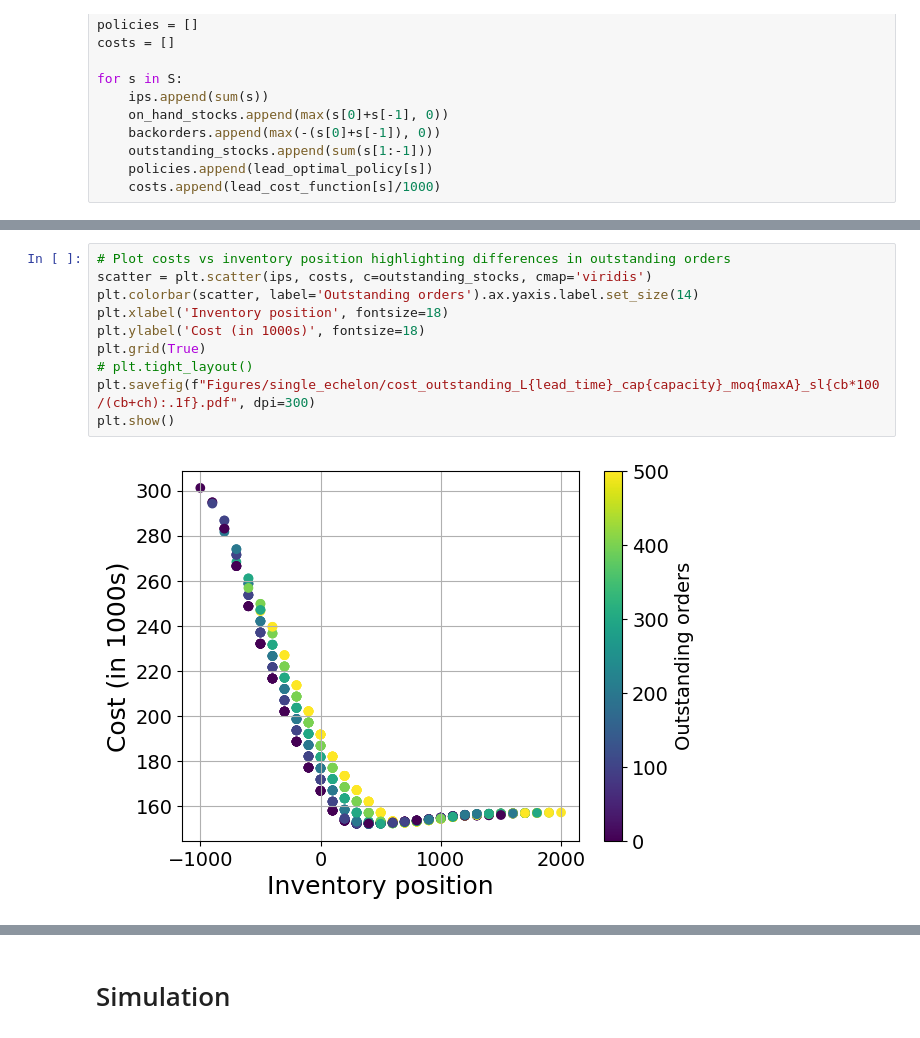
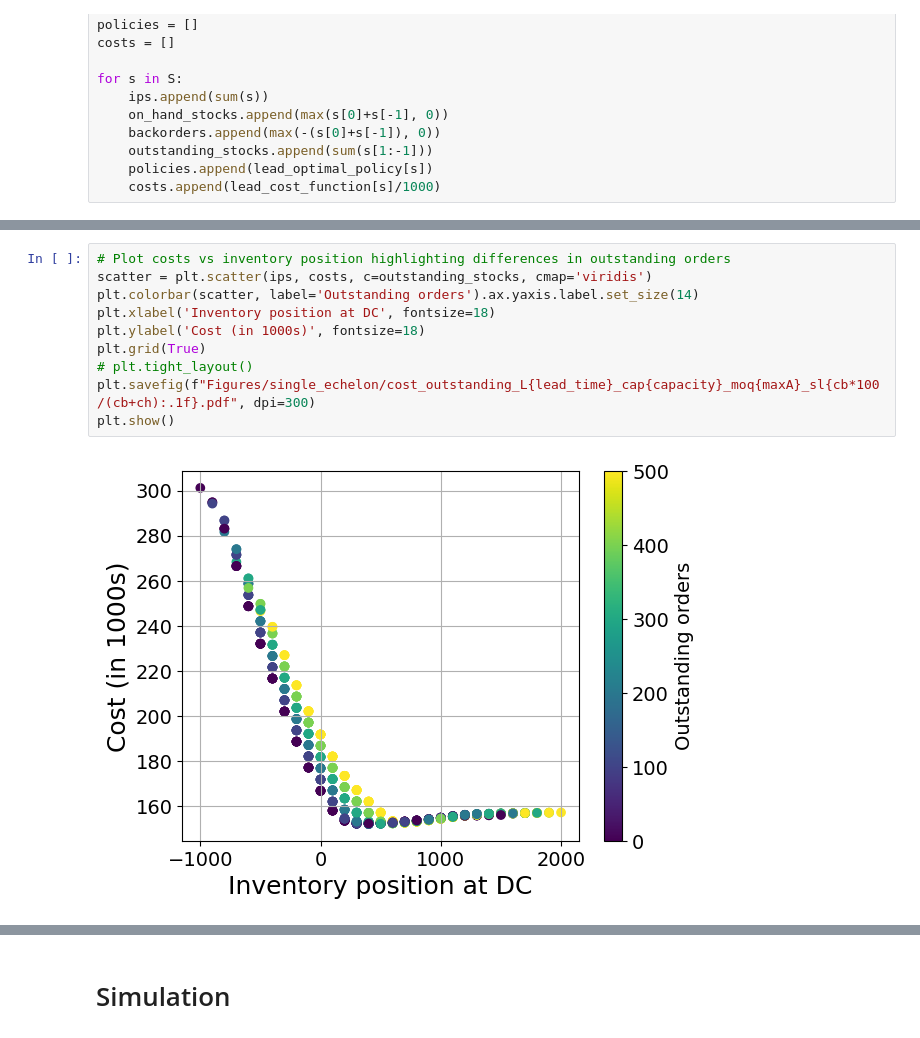
Before and after one commit to turtlesoul25/STOR-i_IM_PhDResearchProposal, a Jupyter notebook: SolveMDP.ipynb, the cells around one changed output, grey strips where cells are left out. Saved outputs shown, nothing was run; the diff lists cells and outputs as text.

```diff
--- a/SolveMDP.ipynb
+++ b/SolveMDP.ipynb
@@ -382,15 +385,15 @@ plt.show()
 # %%
 # Plot costs vs inventory position highlighting differences in outstanding orders
 scatter = plt.scatter(ips, costs, c=outstanding_stocks, cmap='viridis')
 plt.colorbar(scatter, label='Outstanding orders').ax.yaxis.label.set_size(14)
-plt.xlabel('Inventory position', fontsize=18)
+plt.xlabel('Inventory position at DC', fontsize=18)
 plt.ylabel('Cost (in 1000s)', fontsize=18)
 plt.grid(True)
 # plt.tight_layout()
 plt.savefig(f"Figures/single_echelon/cost_outstanding_L{lead_time}_cap{capacity}_moq{maxA}_sl{cb*100/(cb+ch):.1f}.pdf", dpi=300)
 plt.show()
 # %% [output]
-[figure, old version]
+[figure, new version]
 # %%
 # Number of states for each inventory position bar plot
 ip_unique = list(sorted(inventory_positions))
```
Also changed, not shown: parts of 10 cells of this notebook, 34 other files.
